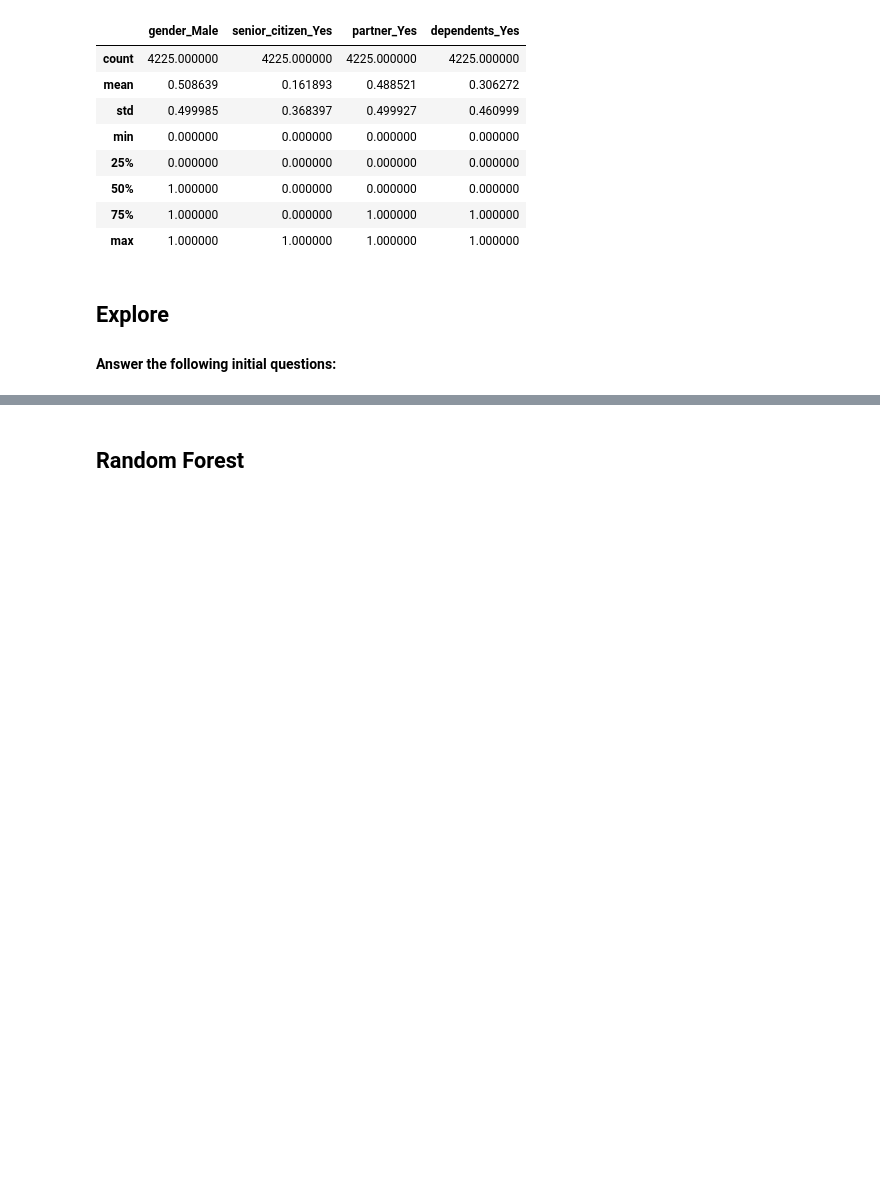
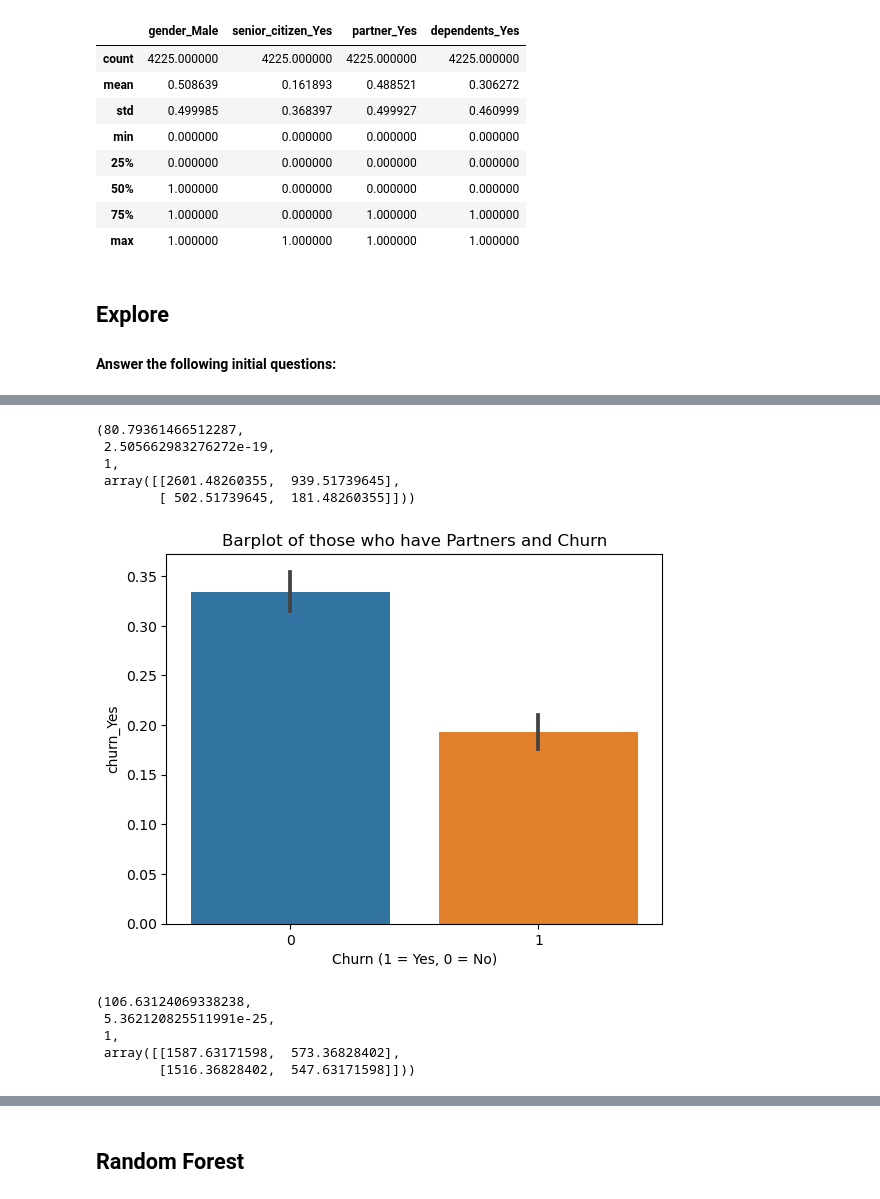
Before and after one commit to Esayas-Asefa/classification_project, a Jupyter notebook: final_report.ipynb, the cells around one changed output, grey strips where cells are left out. Saved outputs shown, nothing was run; the diff lists cells and outputs as text; code cells hidden in the pictures; blank space fills up the shorter version.

```diff
--- a/final_report.ipynb
+++ b/final_report.ipynb
@@ -138,0 +138,11 @@ plt.show()
+# %%
+observed = pd.crosstab(X_train.senior_citizen_Yes, y_train.churn_Yes)
+observed
+chi2, p, degf, expected = stats.chi2_contingency(observed)
+chi2, p, degf, expected
+# %% [output]
+(80.79361466512287,
+ 2.505662983276272e-19,
+ 1,
+ array([[2601.48260355,  939.51739645],
+        [ 502.51739645,  181.48260355]]))
@@ -138,0 +153,16 @@ plt.show()
+# %%
+acq.plot_partner_Yes_churn(X_train, y_train)
+# %% [output]
+[figure, added]
+# %%
+observed = pd.crosstab(X_train.partner_Yes, y_train.churn_Yes)
+observed
+print()
+chi2, p, degf, expected = stats.chi2_contingency(observed)
+chi2, p, degf, expected
+# %% [output]
+(106.63124069338238,
+ 5.362120825511991e-25,
+ 1,
+ array([[1587.63171598,  573.36828402],
+        [1516.36828402,  547.63171598]]))
```
Also changed, not shown: parts of 22 cells of this notebook, 1 other file.
